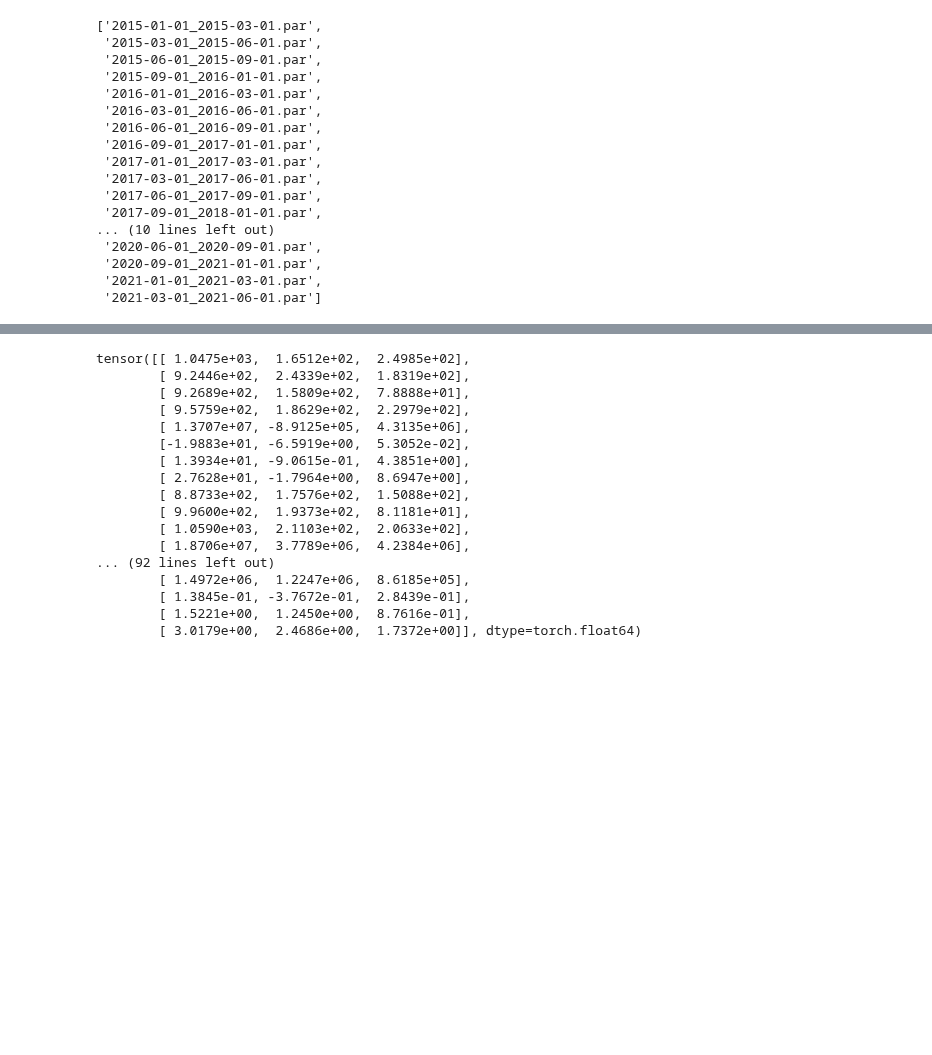
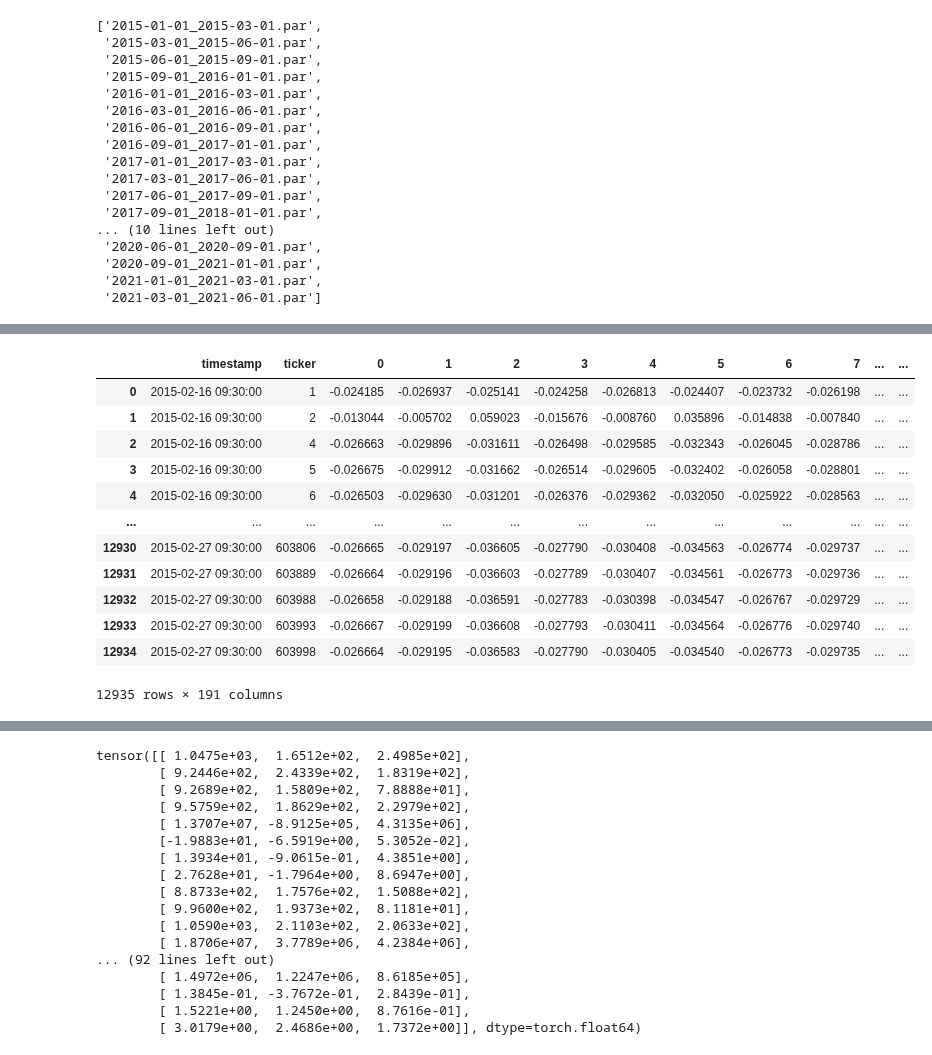
Before and after one commit to June24-Wu/Shannon, a Jupyter notebook: NoteBook/Get_Original_AlphaNet_Data.ipynb, the cells around one changed output, grey strips where cells are left out. Drawn from its saved outputs; the diff is of its cells as text; code cells hidden in the pictures; blank space fills up the shorter version.

```diff
--- a/NoteBook/Get_Original_AlphaNet_Data.ipynb
+++ b/NoteBook/Get_Original_AlphaNet_Data.ipynb
@@ -680,3 +771,19 @@ pd.read_parquet("/home/wuwenjun/Data/AlphaNet_Original_Input_12.14/Pooling_Norm_
+# %%
+pd.read_parquet("/home/wuwenjun/Data/AlphaNet_Original_Input_12.22_1d_return/Pooling_Norm_Daily/2015-01-01_2015-03-01.par")
+# %% [output]
+|  | timestamp | ticker | 0 | 1 | 2 | 3 | 4 | 5 | 6 | 7 | ... | ... |
+| 0 | 2015-02-16 09:30:00 | 1 | -0.024185 | -0.026937 | -0.025141 | -0.024258 | -0.026813 | -0.024407 | -0.023732 | -0.026198 | ... | ... |
+| 1 | 2015-02-16 09:30:00 | 2 | -0.013044 | -0.005702 | 0.059023 | -0.015676 | -0.008760 | 0.035896 | -0.014838 | -0.007840 | ... | ... |
+| 2 | 2015-02-16 09:30:00 | 4 | -0.026663 | -0.029896 | -0.031611 | -0.026498 | -0.029585 | -0.032343 | -0.026045 | -0.028786 | ... | ... |
+| 3 | 2015-02-16 09:30:00 | 5 | -0.026675 | -0.029912 | -0.031662 | -0.026514 | -0.029605 | -0.032402 | -0.026058 | -0.028801 | ... | ... |
+| 4 | 2015-02-16 09:30:00 | 6 | -0.026503 | -0.029630 | -0.031201 | -0.026376 | -0.029362 | -0.032050 | -0.025922 | -0.028563 | ... | ... |
+| ... | ... | ... | ... | ... | ... | ... | ... | ... | ... | ... | ... | ... |
+| 12930 | 2015-02-27 09:30:00 | 603806 | -0.026665 | -0.029197 | -0.036605 | -0.027790 | -0.030408 | -0.034563 | -0.026774 | -0.029737 | ... | ... |
+| 12931 | 2015-02-27 09:30:00 | 603889 | -0.026664 | -0.029196 | -0.036603 | -0.027789 | -0.030407 | -0.034561 | -0.026773 | -0.029736 | ... | ... |
+| 12932 | 2015-02-27 09:30:00 | 603988 | -0.026658 | -0.029188 | -0.036591 | -0.027783 | -0.030398 | -0.034547 | -0.026767 | -0.029729 | ... | ... |
+| 12933 | 2015-02-27 09:30:00 | 603993 | -0.026667 | -0.029199 | -0.036608 | -0.027793 | -0.030411 | -0.034564 | -0.026776 | -0.029740 | ... | ... |
+| 12934 | 2015-02-27 09:30:00 | 603998 | -0.026664 | -0.029195 | -0.036583 | -0.027790 | -0.030405 | -0.034540 | -0.026773 | -0.029735 | ... | ... |
+12935 rows × 191 columns
 # %%
 array = pd.read_parquet("/home/wuwenjun/Data/AlphaNet_Original_Input_12.14/Feat_Concat/2015-01-01_2015-03-01.par").set_index(["timestamp","ticker"])
 array.sort_values(by=["timestamp","ticker"],inplace=True)
```
Also changed, not shown: parts of 22 cells of this notebook.
